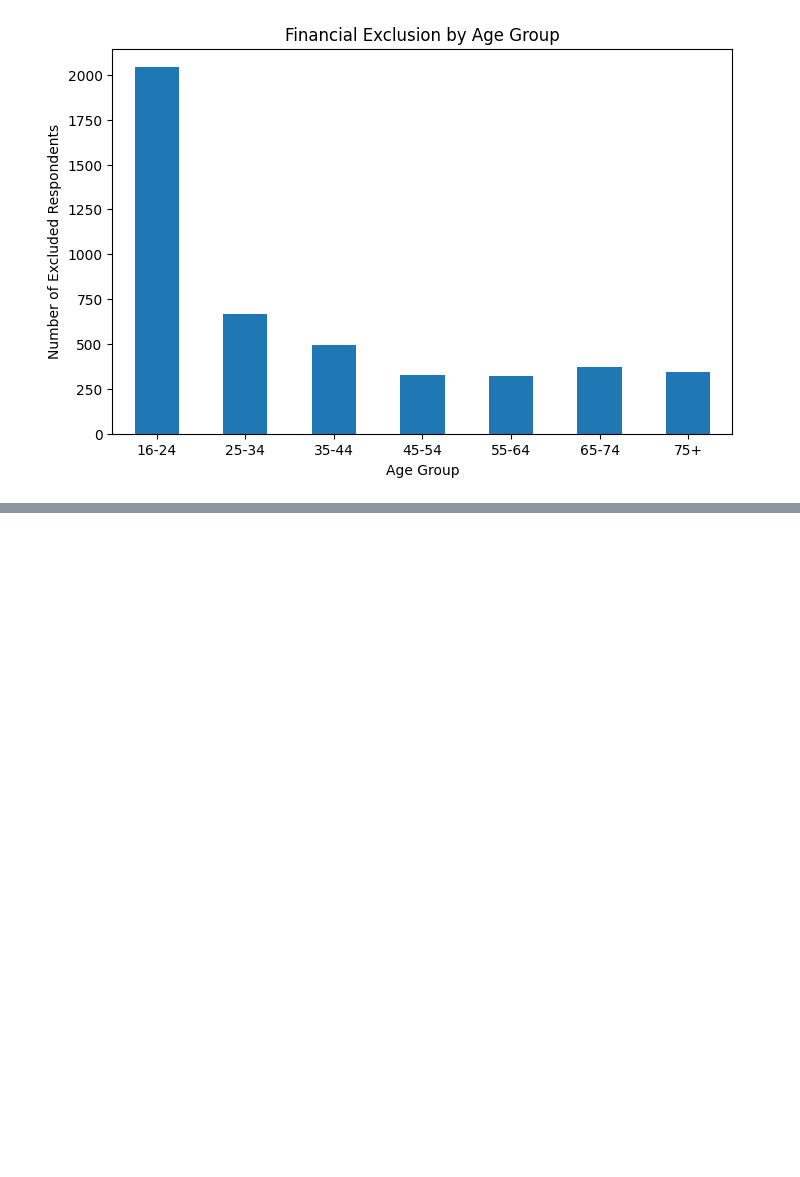
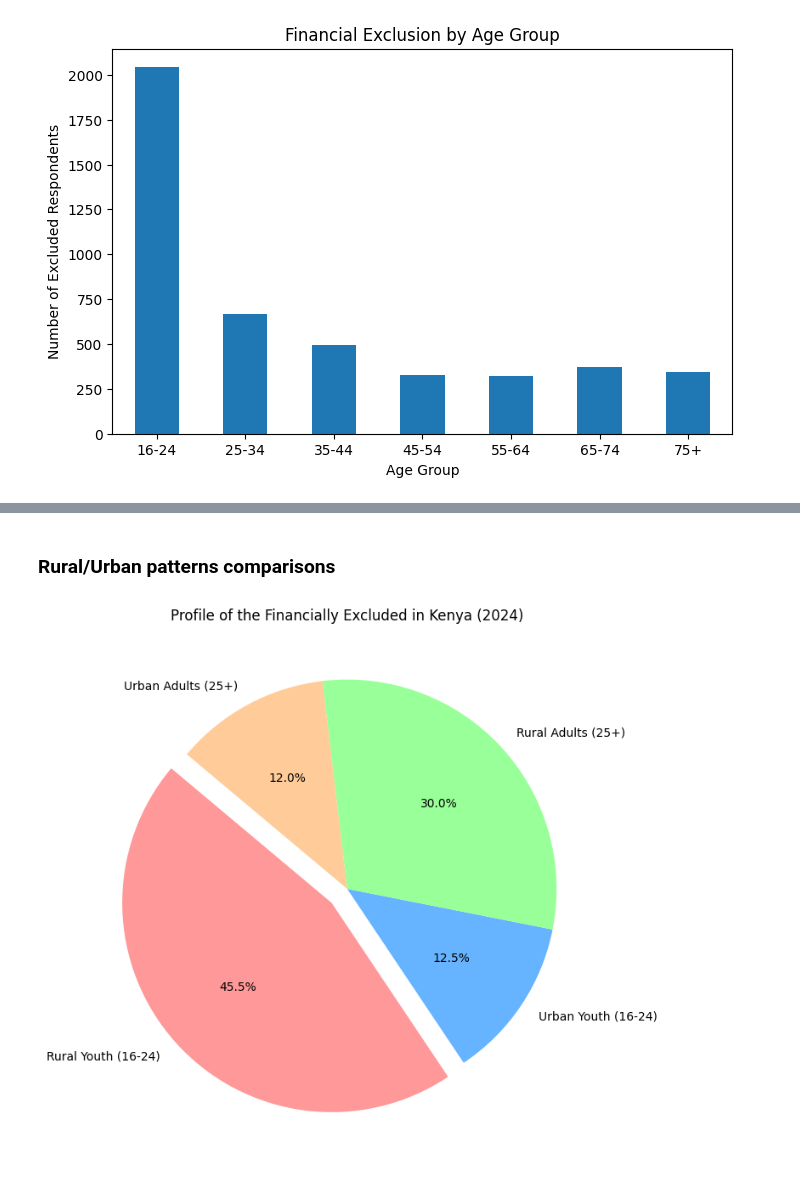
Before and after one commit to ChairoSolutions/Kenya-financial-inclusion-risk, a Jupyter notebook: notebooks-03_eda_subgroup_analysis.ipynb.ipynb, the cells around one changed output, grey strips where cells are left out. Drawn from its saved outputs; the diff is of its cells as text; code cells hidden in the pictures; blank space fills up the shorter version.

```diff
--- a/notebooks-03_eda_subgroup_analysis.ipynb.ipynb
+++ b/notebooks-03_eda_subgroup_analysis.ipynb.ipynb
@@ -1297,0 +1304,14 @@ plt.show()
+# %% [markdown]
+### Rural/Urban patterns comparisons
+# %%
+# 'Youth' is mapped to your '16-24' group and 'Adults' to your combined '25+' groups
+labels = ['Rural Youth (16-24)', 'Urban Youth (16-24)', 'Rural Adults (25+)', 'Urban Adults (25+)']
+sizes = [45.5, 12.5, 30.0, 12.0] # Based on the 2024 report's findings on rural youth exclusion
+colors = ['#ff9999','#66b3ff','#99ff99','#ffcc99']
+
+plt.figure(figsize=(8,8))
+plt.pie(sizes, labels=labels, autopct='%1.1f%%', startangle=140, colors=colors, explode=(0.1, 0, 0, 0))
+plt.title('Profile of the Financially Excluded in Kenya (2024)')
+plt.show()
+# %% [output]
+[figure, added]
```
Also changed, not shown: parts of 19 cells of this notebook, 1 other file.
